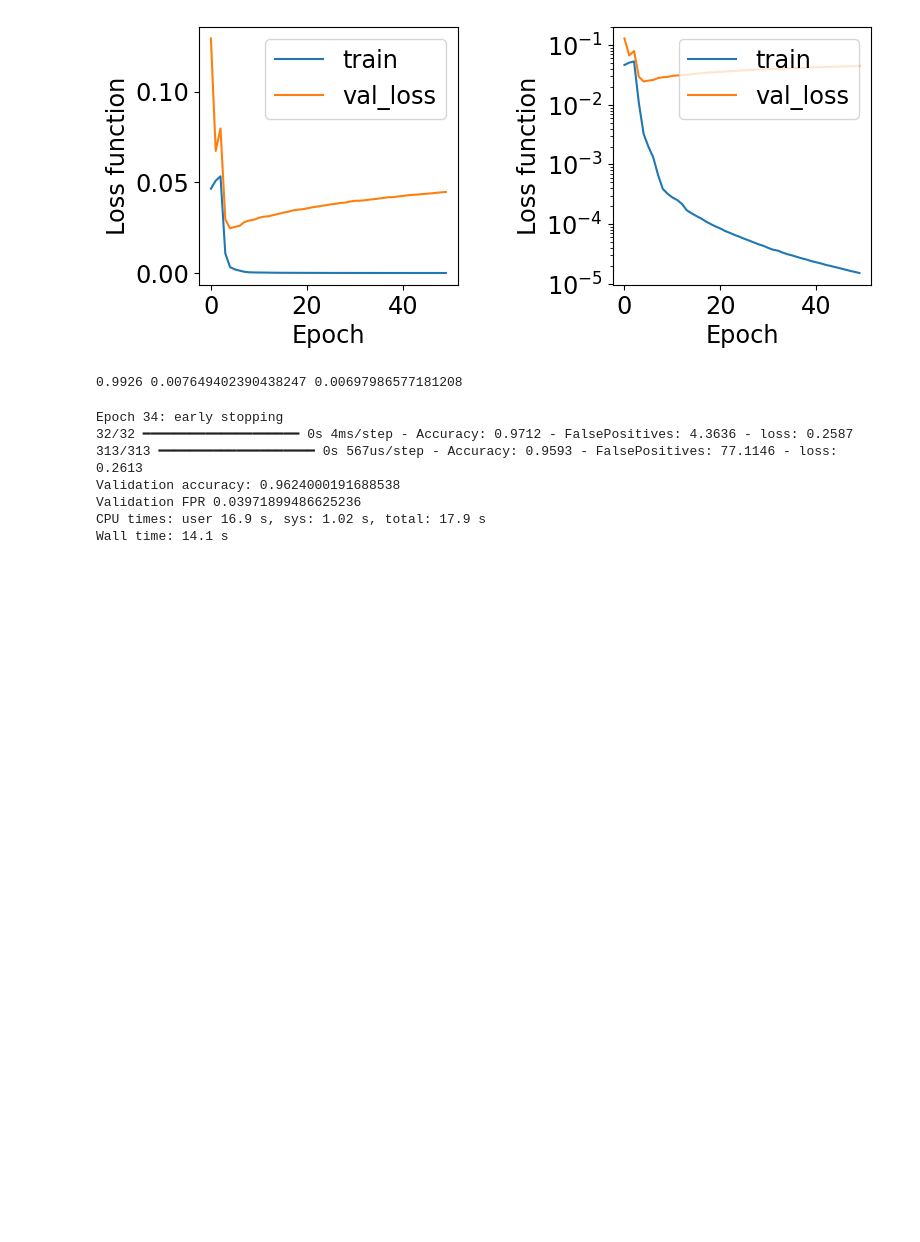
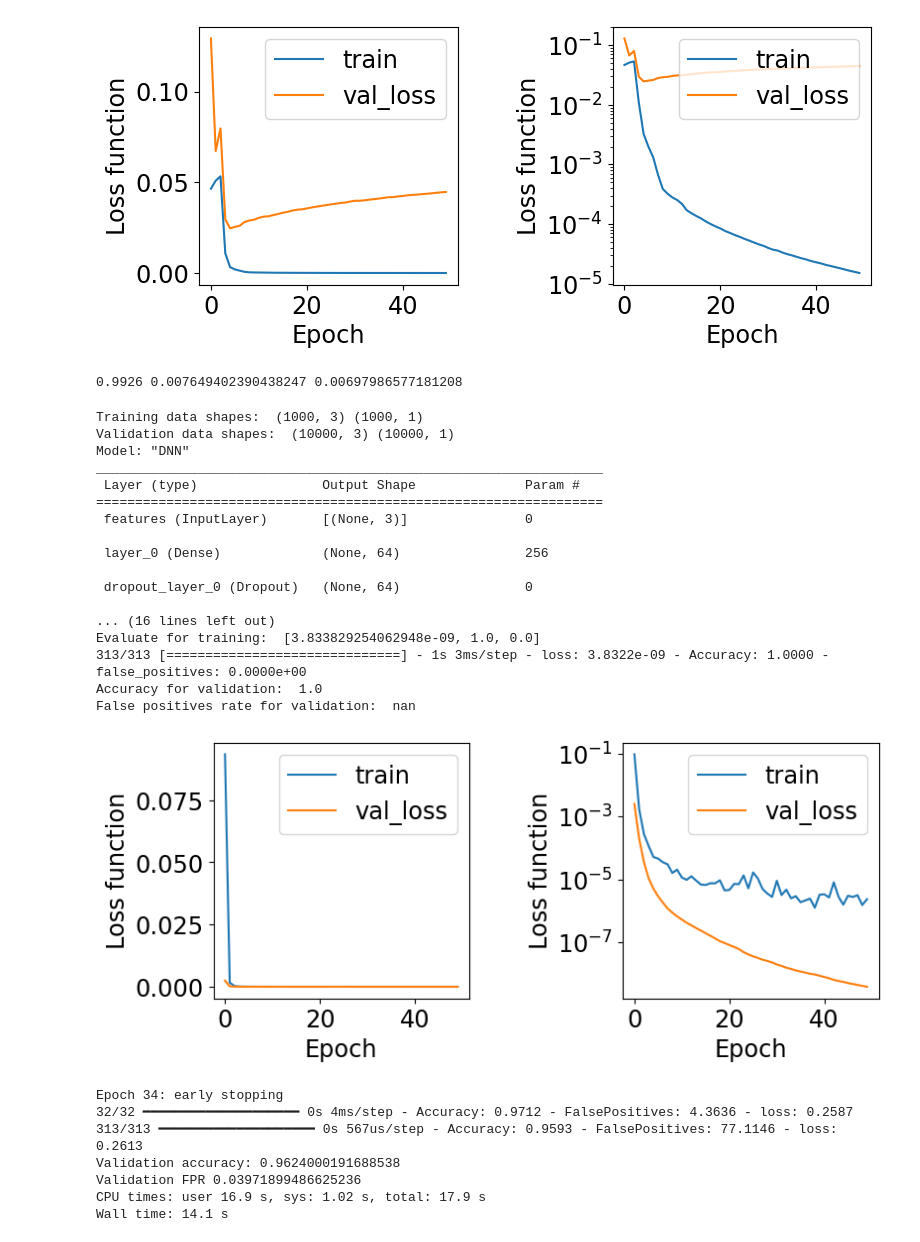
Before and after one commit to bkasza/MLII, a Jupyter notebook: 19.03/04_Sieci_w_pelni_polaczone_1.ipynb, the cells around one changed output. Cells and saved outputs as stored; diff of their text form; code cells hidden in the pictures; blank space fills up the shorter version.

```diff
--- a/19.03/04_Sieci_w_pelni_polaczone_1.ipynb
+++ b/19.03/04_Sieci_w_pelni_polaczone_1.ipynb
@@ -966,6 +966,82 @@ val_fnr = np.sum((1-mean)*y_val)/np.sum(y_val)
 print(val_acc, val_fpr, val_fnr)
 # %% [output]
 0.9926 0.007649402390438247 0.00697986577181208
+# %%
+"nowe rozdanie tego cudownego programu"
+
+nPoints = 1000
+x_train = qef.quadraticEqGenerator(nPoints)
+y_train = np.all(qef.quadraticEqSolution(x_train)!=None, axis=1).reshape(-1,1)
+nPointsval = 10000
+x_val = qef.quadraticEqGenerator(nPointsval)
+y_val = np.all(qef.quadraticEqSolution(x_val)!=None, axis=1).reshape(-1,1)
+print(colored("Training data shapes: ","blue"), x_train.shape, y_train.shape)
+print(colored("Validation data shapes: ","blue"), x_val.shape, y_val.shape)
+
+def getModel(inputShape, nNeurons, lr, hiddenActivation='relu', outputActivation='linear', outputNeurons=1, metrics=['MeanAbsolutePercentageError','RootMeanSquaredError'], kernel_regularizer=None):
+    inputs = tf.keras.Input(shape=(inputShape,), name="features")
+    x = inputs
+    for iLayer, n in enumerate(nNeurons):
+        x = tf.keras.layers.Dense(n, activation=hiddenActivation,
+                                  kernel_initializer=tf.keras.initializers.RandomNormal(mean=0.0, stddev = 0.05),
+                                  bias_initializer=tf.keras.initializers.RandomUniform(minval=-1, maxval=1),
+                                  kernel_regularizer=kernel_regularizer,
+                                  name="layer_"+str(iLayer))(x)
+        x = tf.keras.layers.Dropout(name="dropout_layer_"+str(iLayer), rate = 0.2)(x)
+
+    outputs = tf.keras.layers.Dense(outputNeurons, activation=outputActivation, name = "output")(x)
+    model = tf.keras.Model(inputs=inputs, outputs=outputs, name="DNN")
+    model.compile(optimizer=tf.keras.optimizers.Adam(learning_rate=lr),
+                  loss=tf.keras.losses.MeanSquaredError(),
+                  metrics=metrics)
+    return model
+
+def quadraticEqMLSolver(x_train, y_train, x_val, y_val, epochs=20):
+
+    #Model definition
+    InputShape = 3
+    nNeurons = np.array([64, 64, 64])
+    initial_learning_rate = 0.001
+    lr_schedule = tf.keras.optimizers.schedules.ExponentialDecay(initial_learning_rate,
+                    decay_steps=200,
+                    decay_rate=0.95,
+                    staircase=True)
+    model = getModel(InputShape, nNeurons, lr_schedule, metrics=['Accuracy', 'FalsePositives'], outputActivation='sigmoid')
+    model.summary()
+    #Training
+    history = model.fit(x_train, y_train, epochs=epochs, batch_size=32, validation_data=(x_val, y_val), verbose=0)
+    #Plotting
+    plf.plotTrainHistory(history)
+
+    print(colored('Evaluate for training: ', 'blue'), model.evaluate(x_train, y_train))
+    val_loss, val_acc, val_fpr = model.evaluate(x_val, y_val)
+    val_fpr /= np.sum(1-y_val)
+
+    print(colored('Accuracy for validation: ', 'blue'), val_acc)
+    print(colored('False positives rate for validation: ', 'blue'), val_fpr)
+
+    return model
+
+model = quadraticEqMLSolver(x_train, y_train, x_val, y_val, epochs=50)
+# %% [output]
+Training data shapes:  (1000, 3) (1000, 1)
+Validation data shapes:  (10000, 3) (10000, 1)
+Model: "DNN"
+_________________________________________________________________
+ Layer (type)                Output Shape              Param #
+=================================================================
+ features (InputLayer)       [(None, 3)]               0
+
+ layer_0 (Dense)             (None, 64)                256
+
+ dropout_layer_0 (Dropout)   (None, 64)                0
+
+... (16 lines left out)
+Evaluate for training:  [3.833829254062948e-09, 1.0, 0.0]
+313/313 [==============================] - 1s 3ms/step - loss: 3.8322e-09 - Accuracy: 1.0000 - false_positives: 0.0000e+00
+Accuracy for validation:  1.0
+False positives rate for validation:  nan
+[figure, added]
 # %%
 %%time
 ...rozwiązanie...
```
Also changed, not shown: parts of 5 cells of this notebook, 1 other file.
